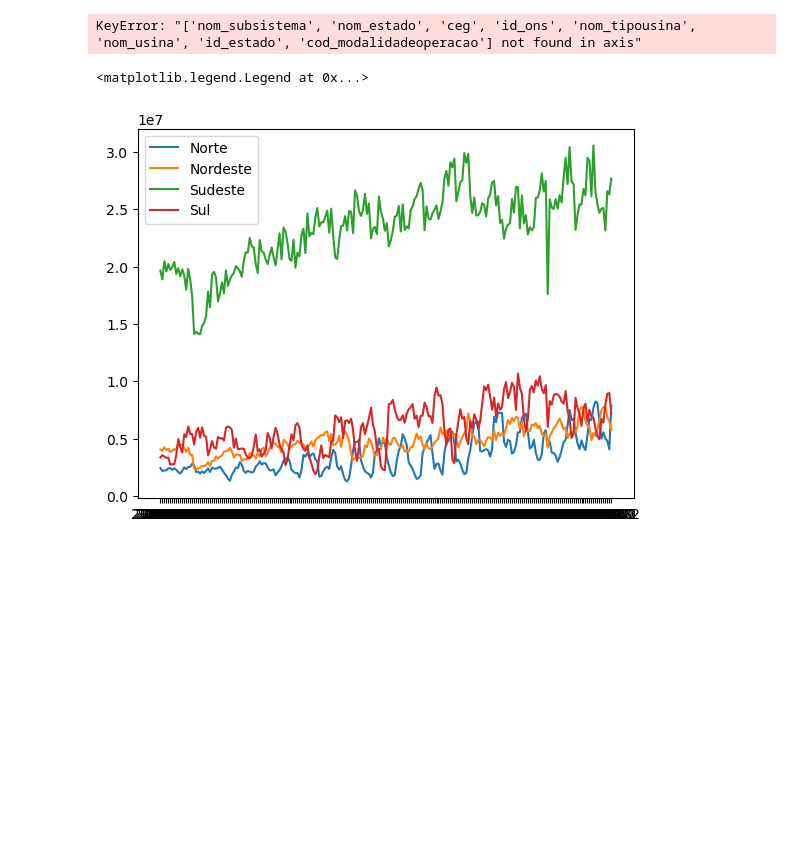
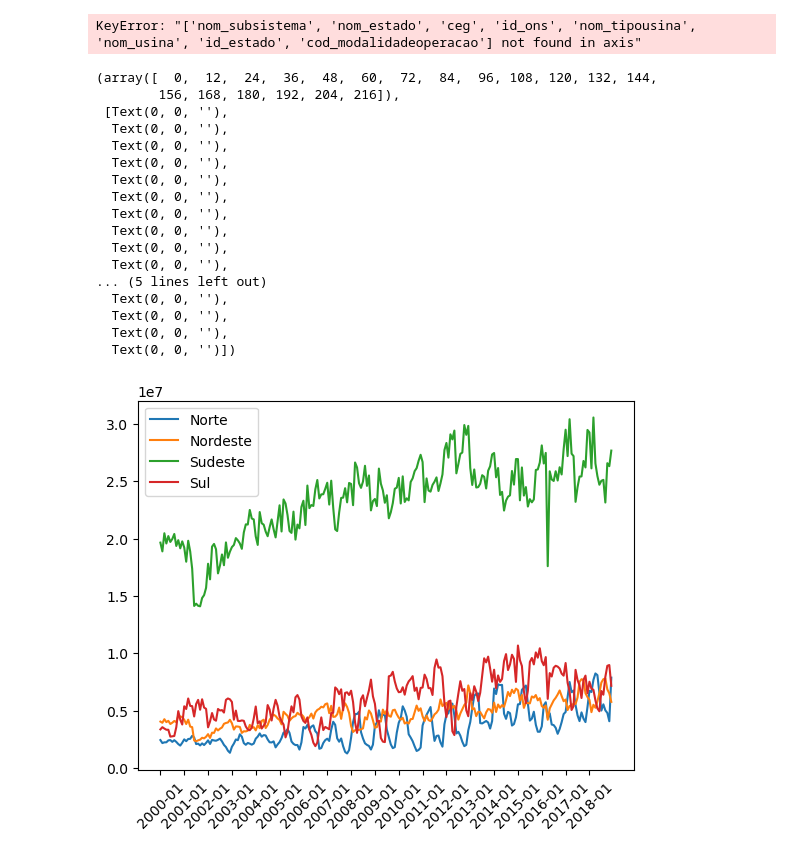
Before and after one commit to ppbgarcia/bootcamp20241, a Jupyter notebook: eda.ipynb, the cells around one changed output. Saved outputs shown, nothing was run; the diff lists cells and outputs as text; code cells hidden in the pictures; blank space fills up the shorter version.

Commit message:
Visualização do val_geracao por subsistema

```diff
--- a/eda.ipynb
+++ b/eda.ipynb
@@ -60,11 +60,31 @@ sul = sul.groupby('data').sum('val_geracao')
 sudeste = sudeste.groupby('data').sum('val_geracao')
 nordeste = nordeste.groupby('data').sum('val_geracao')
 # %%
-plt.plot(norte, label = "Norte")
-plt.plot(nordeste, label = "Nordeste")
-plt.plot(sudeste, label = "Sudeste")
-plt.plot(sul, label = "Sul")
-plt.legend(loc="upper left")
+fig, ax = plt.subplots()
+
+ax.plot(norte, label = "Norte")
+ax.plot(nordeste, label = "Nordeste")
+ax.plot(sudeste, label = "Sudeste")
+ax.plot(sul, label = "Sul")
+ax.legend(loc="upper left")
+ax.set_xticks(ax.get_xticks()[::12])
+plt.xticks(fontsize=10, rotation=45)
 # %% [output]
-<matplotlib.legend.Legend at 0x...>
+(array([  0,  12,  24,  36,  48,  60,  72,  84,  96, 108, 120, 132, 144,
+        156, 168, 180, 192, 204, 216]),
+ [Text(0, 0, ''),
+  Text(0, 0, ''),
+  Text(0, 0, ''),
+  Text(0, 0, ''),
+  Text(0, 0, ''),
+  Text(0, 0, ''),
+  Text(0, 0, ''),
+  Text(0, 0, ''),
+  Text(0, 0, ''),
+  Text(0, 0, ''),
+... (5 lines left out)
+  Text(0, 0, ''),
+  Text(0, 0, ''),
+  Text(0, 0, ''),
+  Text(0, 0, '')])
-[figure, old version]
+[figure, new version]
```
Also changed, not shown: parts of 1 cell of this notebook.
